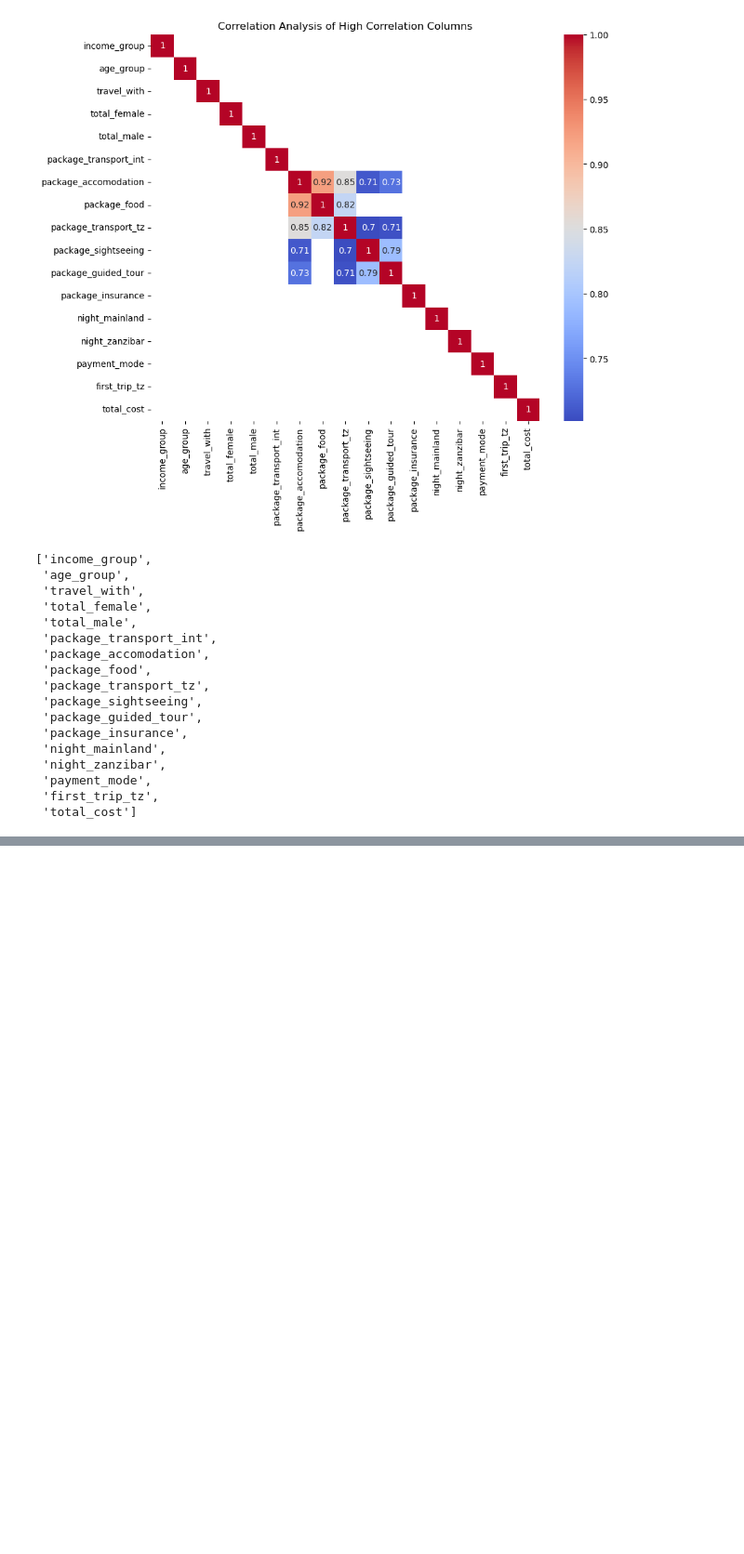
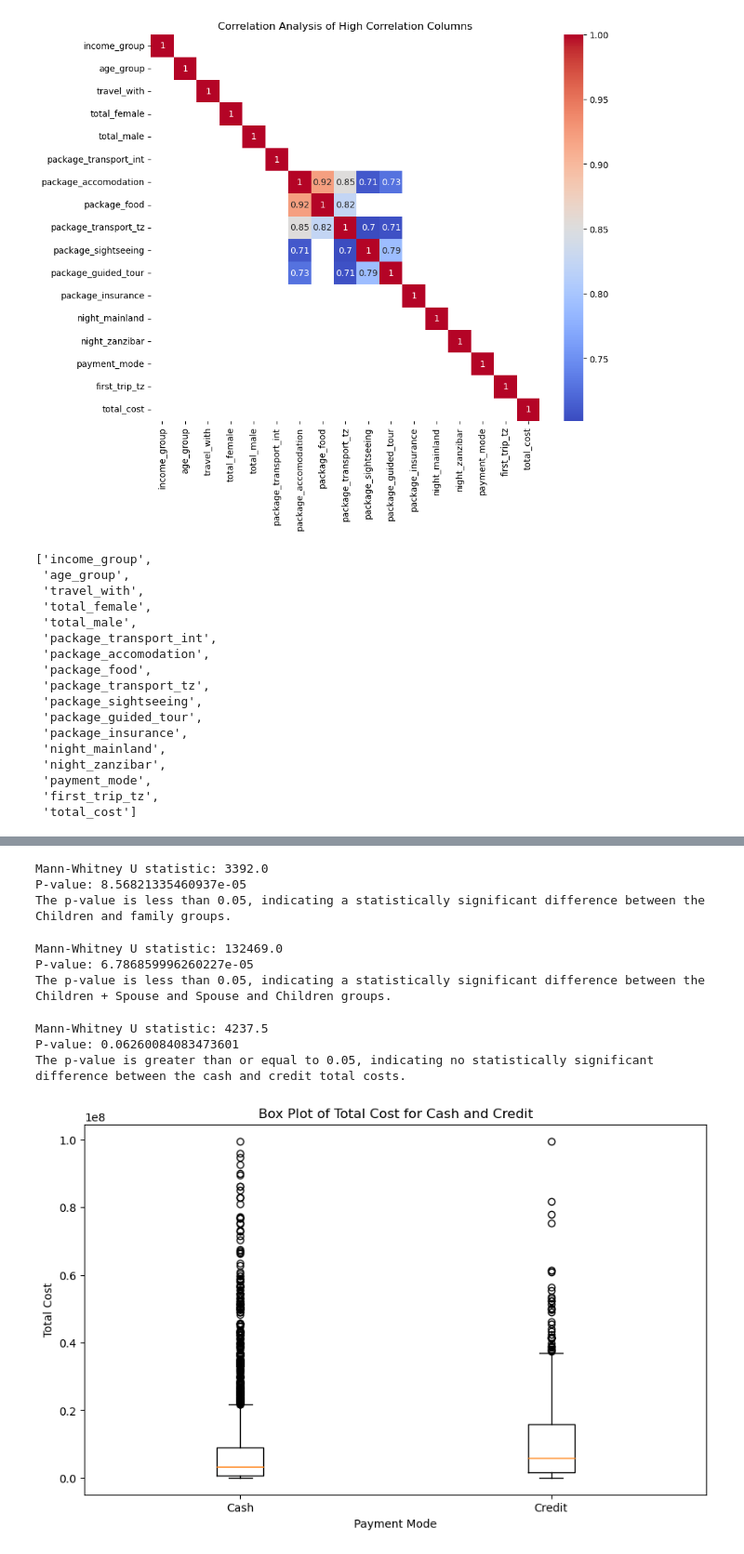
Before and after one commit to BCBeeravelly/End-to-End-ML-Project, a Jupyter notebook: notebooks/eda.ipynb, the cells around one changed output, grey strips where cells are left out. Shown at 93% size. Saved outputs shown, nothing was run; the diff lists cells and outputs as text; code cells hidden in the pictures; blank space fills up the shorter version.

```diff
--- a/notebooks/eda.ipynb
+++ b/notebooks/eda.ipynb
@@ -681,0 +869,72 @@ high_correlation_columns
+# %%
+# Perform the Mann-Whitney U test on children and spouse and children samples
+statistic, p_value = mannwhitneyu(children_sample, spouse_children_sample, alternative='two-sided')
+# Print the results
+print(f"Mann-Whitney U statistic: {statistic}")
+print(f"P-value: {p_value}")
+if p_value < 0.05:
+    print("The p-value is less than 0.05, indicating a statistically significant difference between the Children and family groups.")
+else:
+    print("The p-value is greater than or equal to 0.05, indicating no statistically significant difference between the children and family groups.")
+# %% [output]
+Mann-Whitney U statistic: 3392.0
+P-value: 8.56821335460937e-05
+The p-value is less than 0.05, indicating a statistically significant difference between the Children and family groups.
+# %%
+from scipy.stats import mannwhitneyu
+
+# Extract the samples for children + spouse and spouse and children
+children_spouse_sample = data[data['travel_with'].isin([2, 4])]['total_cost']
+spouse_children_sample = data[data['travel_with'] == 5]['total_cost']
+
+# Perform the Mann-Whitney U test
+statistic, p_value = mannwhitneyu(children_spouse_sample, spouse_children_sample, alternative='two-sided')
+
+# Print the results
+print(f"Mann-Whitney U statistic: {statistic}")
+print(f"P-value: {p_value}")
+if p_value < 0.05:
+    print("The p-value is less than 0.05, indicating a statistically significant difference between the Children + Spouse and Spouse and Children groups.")
+else:
+    print("The p-value is greater than or equal to 0.05, indicating no statistically significant difference between the Children + Spouse and Spouse and Children groups.")
+# %% [output]
+Mann-Whitney U statistic: 132469.0
+P-value: 6.786859996260227e-05
+The p-value is less than 0.05, indicating a statistically significant difference between the Children + Spouse and Spouse and Children groups.
+# %%
+# Extract the samples for cash and credit transactions
+cash_sample = data[data['payment_mode'] == 1]['total_cost'].sample(n=100, random_state=42)
+credit_sample = data[data['payment_mode'] == 2]['total_cost'].sample(n=100, random_state=42)
+
+# Perform the Mann-Whitney U test
+statistic, p_value = mannwhitneyu(cash_sample, credit_sample, alternative='two-sided')
+
+# Print the results
+print(f"Mann-Whitney U statistic: {statistic}")
+print(f"P-value: {p_value}")
+if p_value < 0.05:
+    print("The p-value is less than 0.05, indicating a statistically significant difference between the cash and credit total costs.")
+else:
+    print("The p-value is greater than or equal to 0.05, indicating no statistically significant difference between the cash and credit total costs.")
+
+
+
+# Extract the samples for cash and credit transactions
+cash_sample = data[data['payment_mode'] == 1]['total_cost']
+credit_sample = data[data['payment_mode'] == 2]['total_cost']
+
+# Create a list of samples for boxplot
+samples = [cash_sample, credit_sample]
+
+# Plot the boxplot
+plt.figure(figsize=(10, 6))
+plt.boxplot(samples, labels=['Cash', 'Credit'])
+plt.xlabel('Payment Mode')
+plt.ylabel('Total Cost')
+plt.title('Box Plot of Total Cost for Cash and Credit')
+plt.show()
+# %% [output]
+Mann-Whitney U statistic: 4237.5
+P-value: 0.06260084083473601
+The p-value is greater than or equal to 0.05, indicating no statistically significant difference between the cash and credit total costs.
+[figure, added]
```
Also changed, not shown: parts of 15 cells of this notebook, 1 other file.
